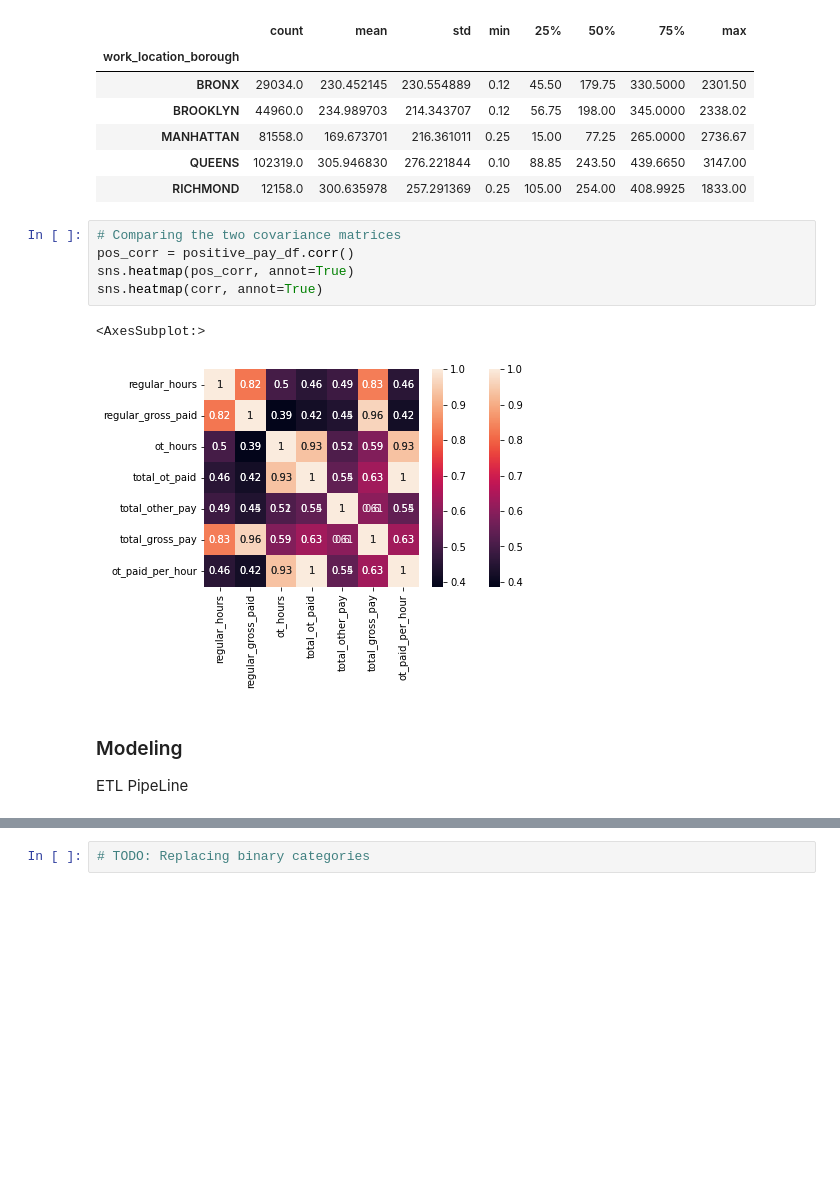
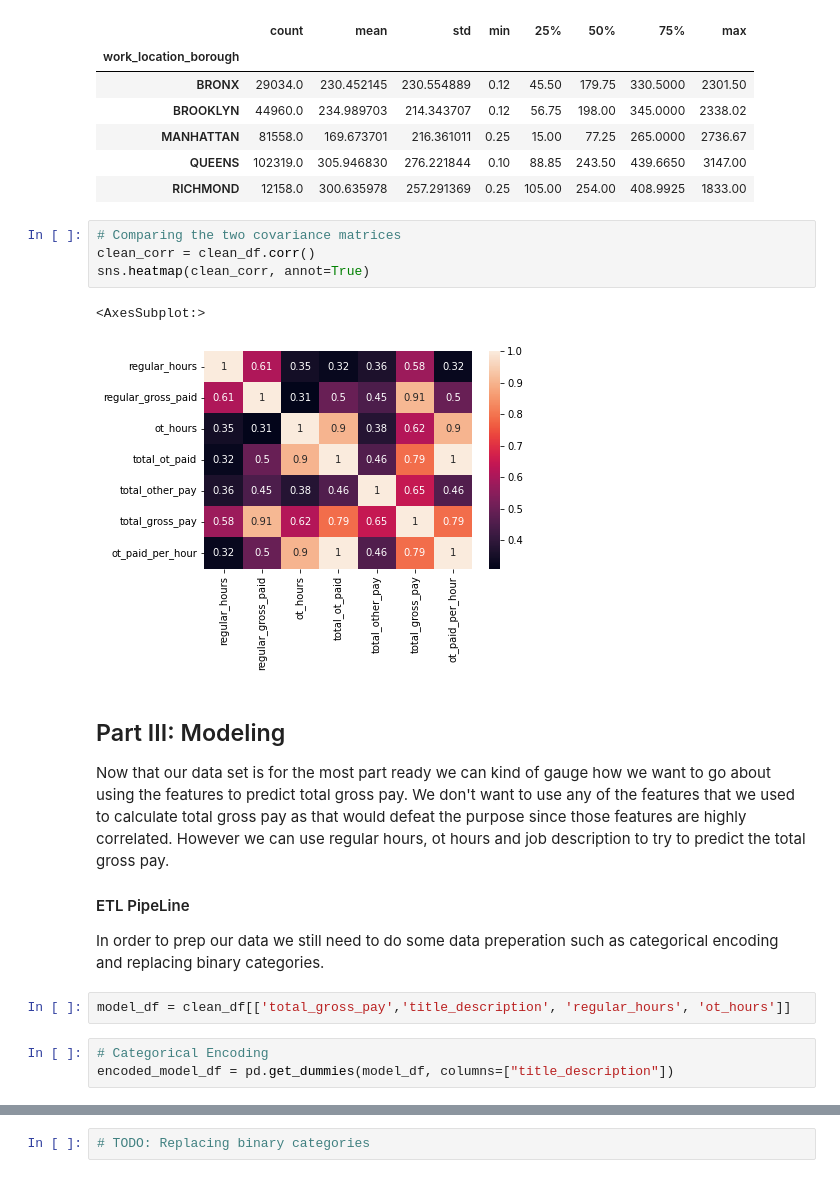
Before and after one commit to defunSM/NYC-Salary-Predictor, a Jupyter notebook: NYC_Salary_Forcasting.ipynb, the cells around one changed output, grey strips where cells are left out. Drawn from its saved outputs; the diff is of its cells as text; blank space fills up the shorter version.

Commit message:
modeling

```diff
--- a/NYC_Salary_Forcasting.ipynb
+++ b/NYC_Salary_Forcasting.ipynb
@@ -363,14 +363,23 @@ clean_df.groupby('work_location_borough')['ot_hours'].describe()
 | RICHMOND | 12158.0 | 300.635978 | 257.291369 | 0.25 | 105.00 | 254.00 | 408.9925 | 1833.00 |
 # %%
 # Comparing the two covariance matrices
-pos_corr = positive_pay_df.corr()
-sns.heatmap(pos_corr, annot=True)
-sns.heatmap(corr, annot=True)
+clean_corr = clean_df.corr()
+sns.heatmap(clean_corr, annot=True)
 # %% [output]
 <AxesSubplot:>
-[figure, old version]
+[figure, new version]
-# %% [markdown]
-### Modeling
-ETL PipeLine
+# %% [markdown]
+## Part III: Modeling
+
+Now that our data set is for the most part ready we can kind of gauge how we want to go about using the features to predict total gross pay. We don't want to use any of the features that we used to calculate total gross pay as that would defeat the purpose since those features are highly correlated. However we can use regular hours, ot hours and job description to try to predict the total gross pay.
+
+#### ETL PipeLine
+
+In order to prep our data we still need to do some data preperation such as categorical encoding and replacing binary categories.
+# %%
+model_df = clean_df[['total_gross_pay','title_description', 'regular_hours', 'ot_hours']]
+# %%
+# Categorical Encoding
+encoded_model_df = pd.get_dummies(model_df, columns=["title_description"])
 # %%
 # TODO: Categorical Encoding
```
Also changed, not shown: parts of 4 cells of this notebook.
